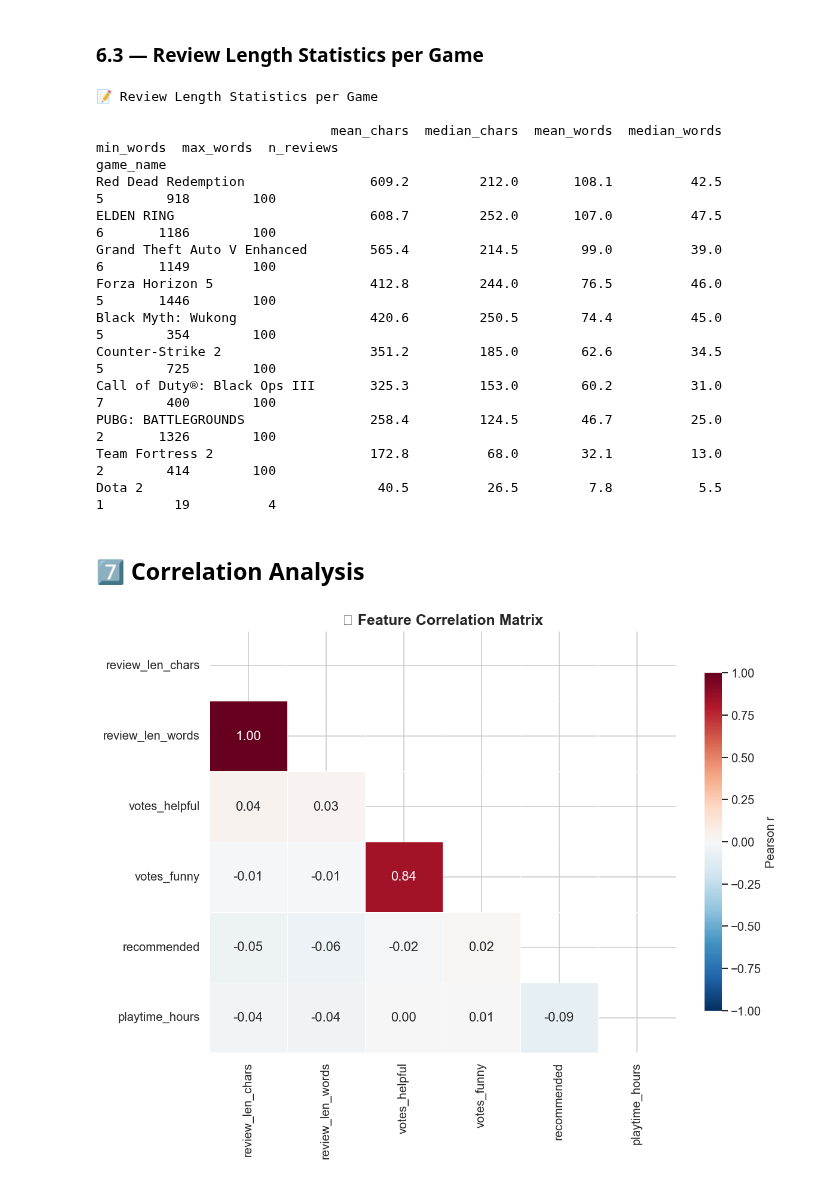
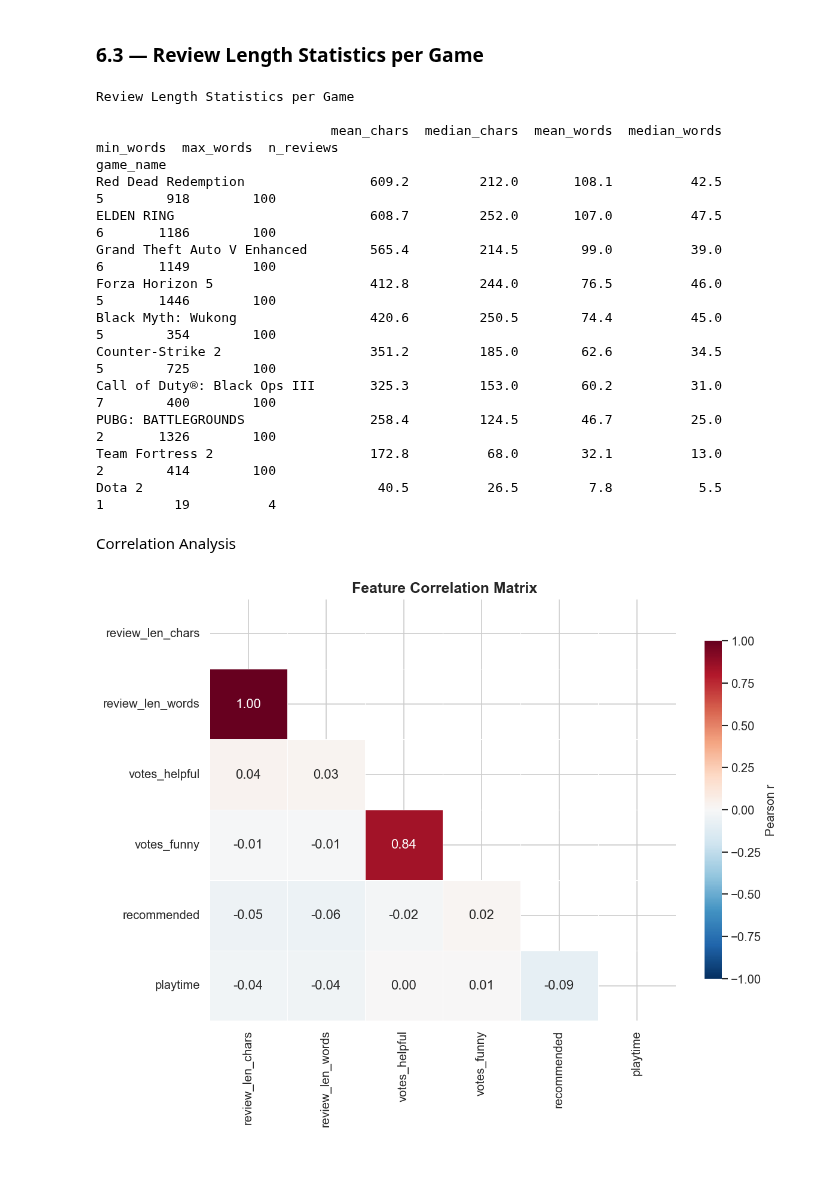
Before and after one commit to Wahbijn/DifficultyMiner, a Jupyter notebook: DifficultyMiner_EDA_2.ipynb, the cells around one changed output. Cells and saved outputs as stored; diff of their text form; code cells hidden in the pictures.

```diff
--- a/DifficultyMiner_EDA_2.ipynb
+++ b/DifficultyMiner_EDA_2.ipynb
@@ -208,6 +204,0 @@ for col in df.columns:
-# %%
-# --- Convert playtime to hours for readability ---
-df["playtime_hours"] = (df["playtime"] / 60).round(1)
-df["recommended"] = df["recommended"].astype(bool)
-print("✅ Added playtime_hours column, cast recommended to bool")
-print(f"   Shape: {df.shape}")
@@ -474,10 +460,10 @@ len_stats = df.groupby("game_name").agg(
     n_reviews=("review_text", "count")
 ).round(1).sort_values("mean_words", ascending=False)
 
-print("📝 Review Length Statistics per Game\n")
+print("Review Length Statistics per Game\n")
 print(len_stats.to_string())
 # %% [output]
-📝 Review Length Statistics per Game
+Review Length Statistics per Game
 
                               mean_chars  median_chars  mean_words  median_words  min_words  max_words  n_reviews
 game_name
@@ -492,20 +478,20 @@ PUBG: BATTLEGROUNDS                258.4         124.5        46.7          25.0
 Team Fortress 2                    172.8          68.0        32.1          13.0          2        414        100
 Dota 2                              40.5          26.5         7.8           5.5          1         19          4
 # %% [markdown]
-## 7️⃣ Correlation Analysis
+Correlation Analysis
 # %%
 corr_cols = ["review_len_chars", "review_len_words", "votes_helpful",
-             "votes_funny", "recommended", "playtime_hours"]
+             "votes_funny", "recommended", "playtime"]
 
 corr_matrix = df[corr_cols].corr()
 
 fig, ax = plt.subplots(figsize=(10, 8))
 mask = np.triu(np.ones_like(corr_matrix, dtype=bool))
 sns.heatmap(corr_matrix, mask=mask, annot=True, fmt=".2f", cmap="RdBu_r",
             center=0, vmin=-1, vmax=1, linewidths=0.5, ax=ax,
             cbar_kws={"shrink": 0.8, "label": "Pearson r"})
-ax.set_title("🔗 Feature Correlation Matrix", fontweight="bold", fontsize=15)
+ax.set_title(" Feature Correlation Matrix", fontweight="bold", fontsize=15)
 plt.tight_layout()
 plt.show()
 # %% [output]
-[figure, old version]
+[figure, new version]
```
Also changed, not shown: parts of 29 cells of this notebook.
